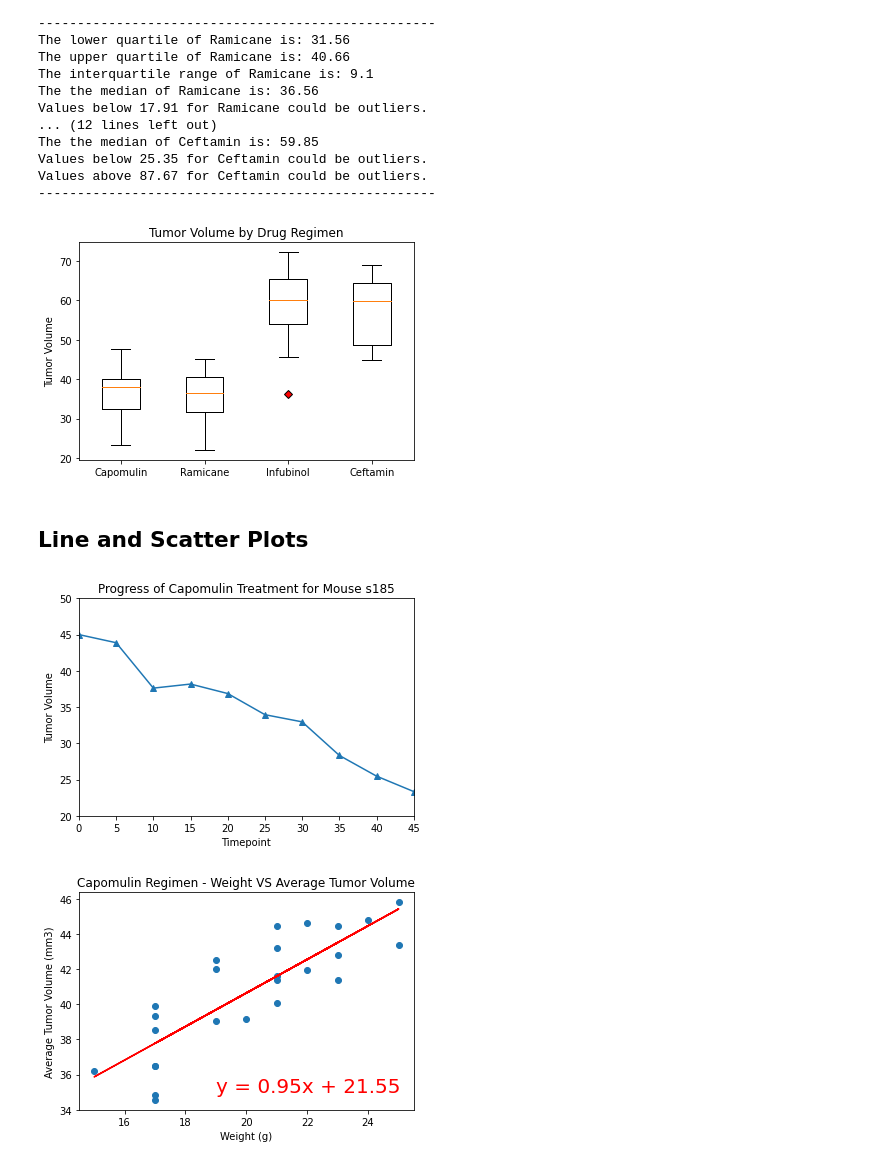
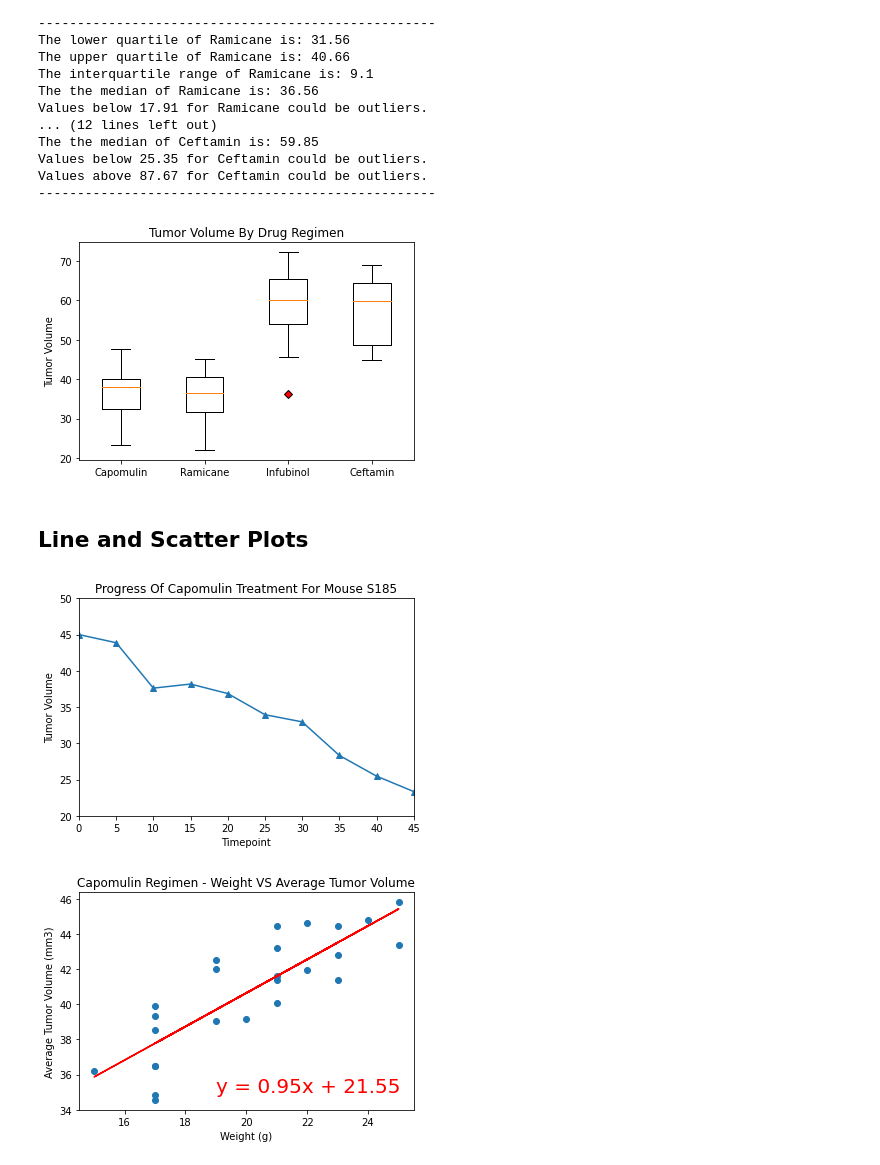
Before and after one commit to davidsalim86/Treatment-for-SCC-Matplotlib, a Jupyter notebook: Pymaceuticals/pymaceuticals_report.ipynb, the cells around one changed output. Saved outputs shown, nothing was run; the diff lists cells and outputs as text; code cells hidden in the pictures.

```diff
--- a/Pymaceuticals/pymaceuticals_report.ipynb
+++ b/Pymaceuticals/pymaceuticals_report.ipynb
@@ -232,13 +232,13 @@ Values above 87.67 for Ceftamin could be outliers.
 # %%
 # Generate a box plot of the final tumor volume of each mouse across four regimens of interest
 fig1,ax1 = plt.subplots()
-ax1.set_title('Tumor Volume by Drug Regimen')
+ax1.set_title('Tumor Volume By Drug Regimen')
 ax1.set_ylabel('Tumor Volume')
 red_diamond = dict(markerfacecolor='r', marker='D')
 ax1.boxplot(tumor_vol, labels=drug_regime, flierprops=red_diamond)
 plt.show()
 # %% [output]
-[figure, old version]
+[figure, new version]
 # %% [markdown]
 ## Line and Scatter Plots
 # %%
@@ -248,14 +248,14 @@ capomulin_s185 = capomulin.loc [capomulin["Mouse ID"] == "s185"]
 x = list(capomulin_s185 ["Timepoint"])
 y = list(capomulin_s185 ["Tumor Volume (mm3)"])
 plt.plot(x , y, marker='^')
-plt.title("Progress of Capomulin Treatment for Mouse s185")
+plt.title("Progress Of Capomulin Treatment For Mouse S185")
 plt.xlabel("Timepoint")
 plt.ylabel("Tumor Volume")
 plt.xlim(0,45)
 plt.ylim(20,50)
 plt.show()
 # %% [output]
-[figure, old version]
+[figure, new version]
 # %%
 # Generate a scatter plot of mouse weight versus average tumor volume for the Capomulin regimen
 # Add the linear regression equation and line to plot
```
Also changed, not shown: parts of 2 cells of this notebook.
